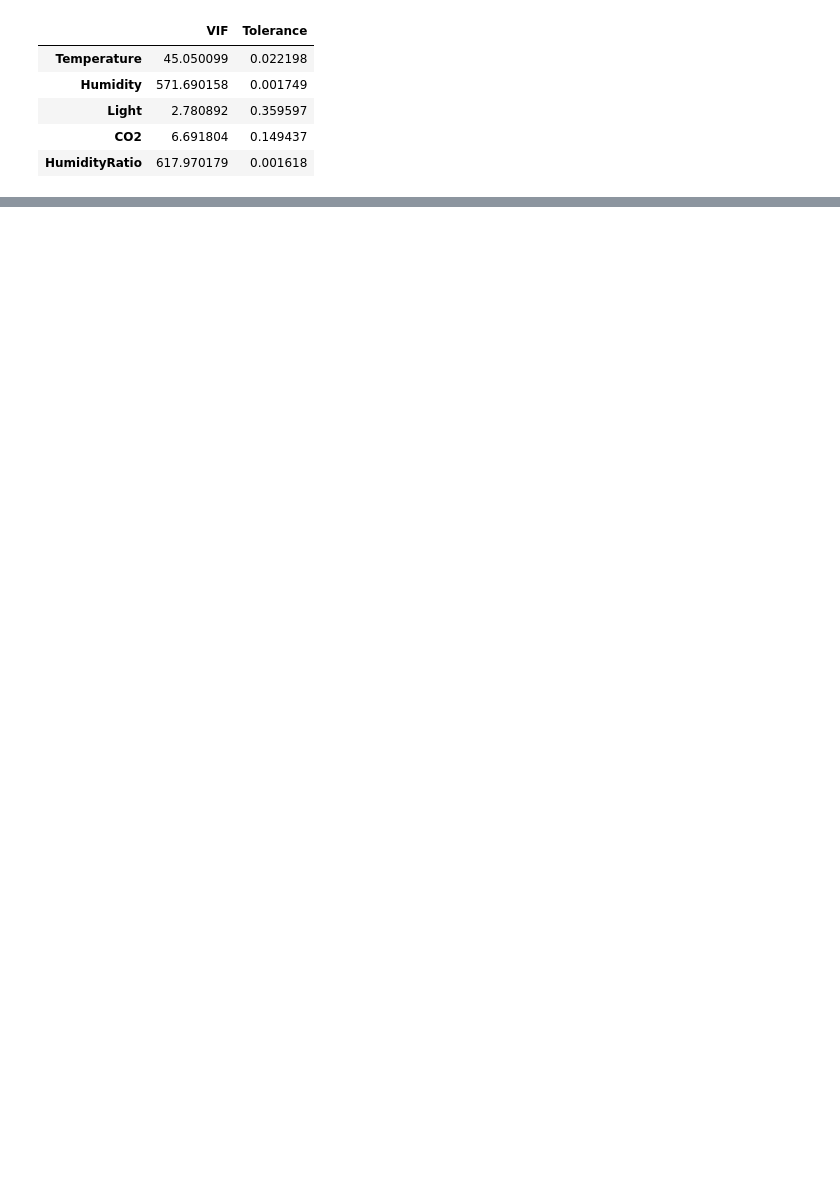
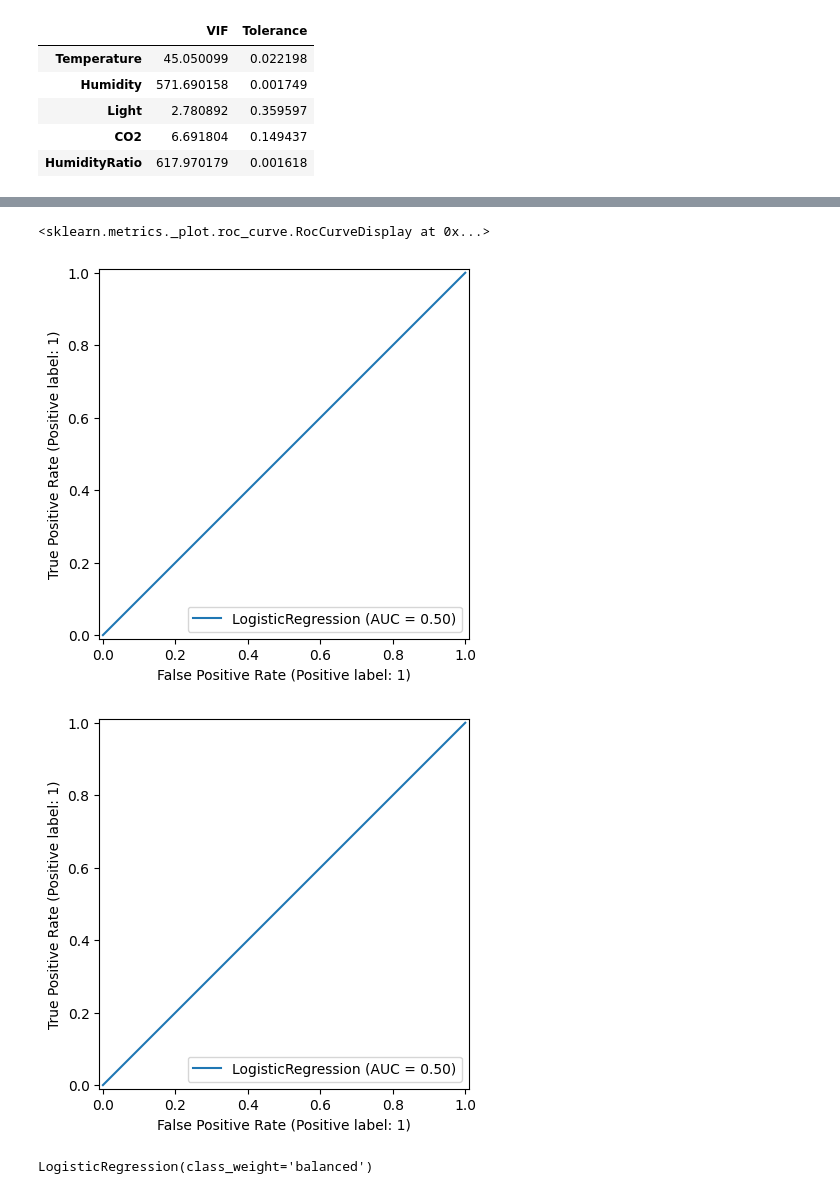
Before and after one commit to alexismenanieves/Docker_Compose_Occupancy, a Jupyter notebook: notebooks/01_Occupancy_Prediction_Classifier.ipynb, the cells around one changed output, grey strips where cells are left out. Cells and saved outputs as stored; diff of their text form; code cells hidden in the pictures; blank space fills up the shorter version.

```diff
--- a/notebooks/01_Occupancy_Prediction_Classifier.ipynb
+++ b/notebooks/01_Occupancy_Prediction_Classifier.ipynb
@@ -158,0 +181,11 @@ Accuracy: 0.98
+# %%
+disp = RocCurveDisplay.from_estimator(pipe['model'],X_test, y_test)
+disp.plot()
+# %% [output]
+<sklearn.metrics._plot.roc_curve.RocCurveDisplay at 0x...>
+[figure, added]
+[figure, added]
+# %%
+pipe['model']
+# %% [output]
+LogisticRegression(class_weight='balanced')
```
Also changed, not shown: parts of 10 cells of this notebook.
